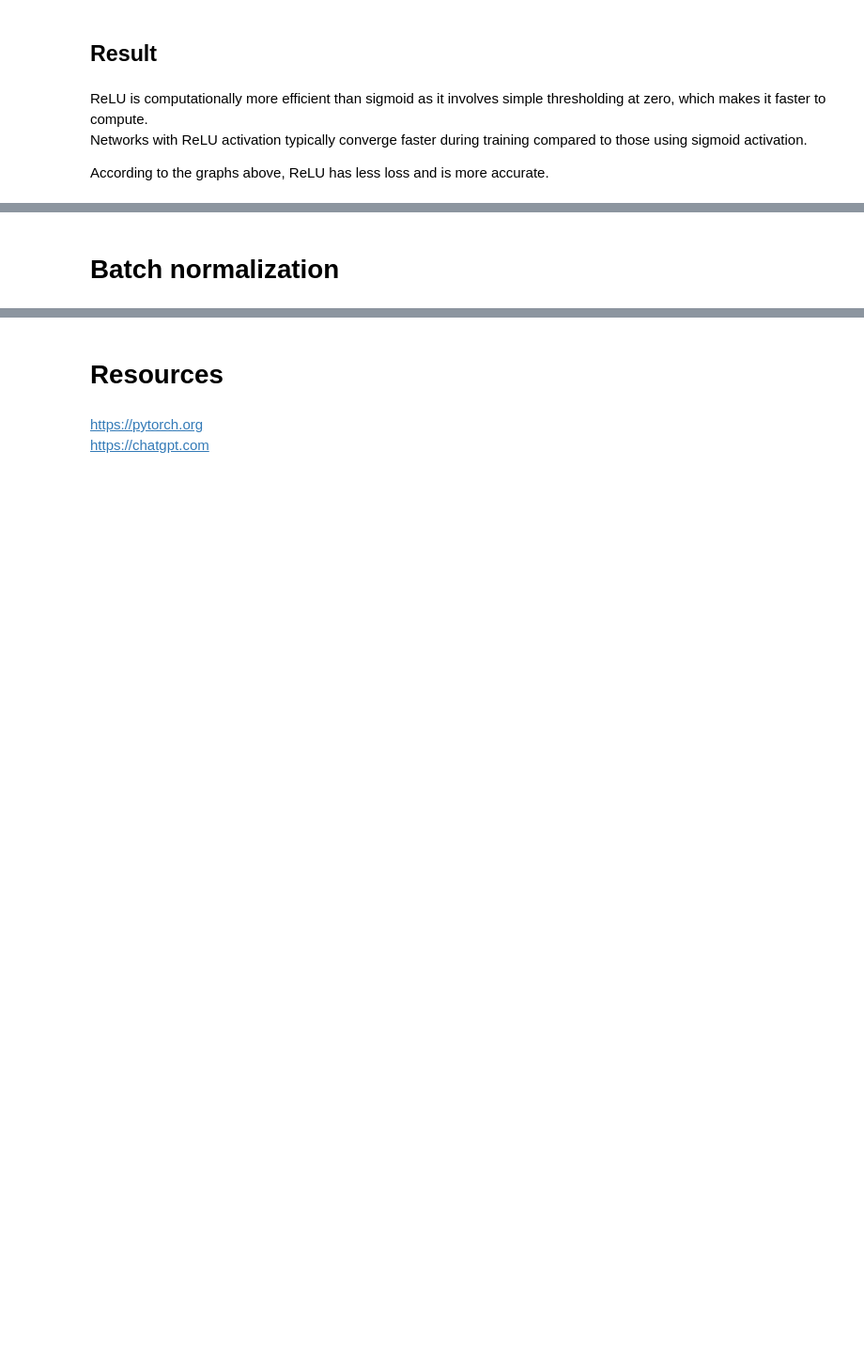
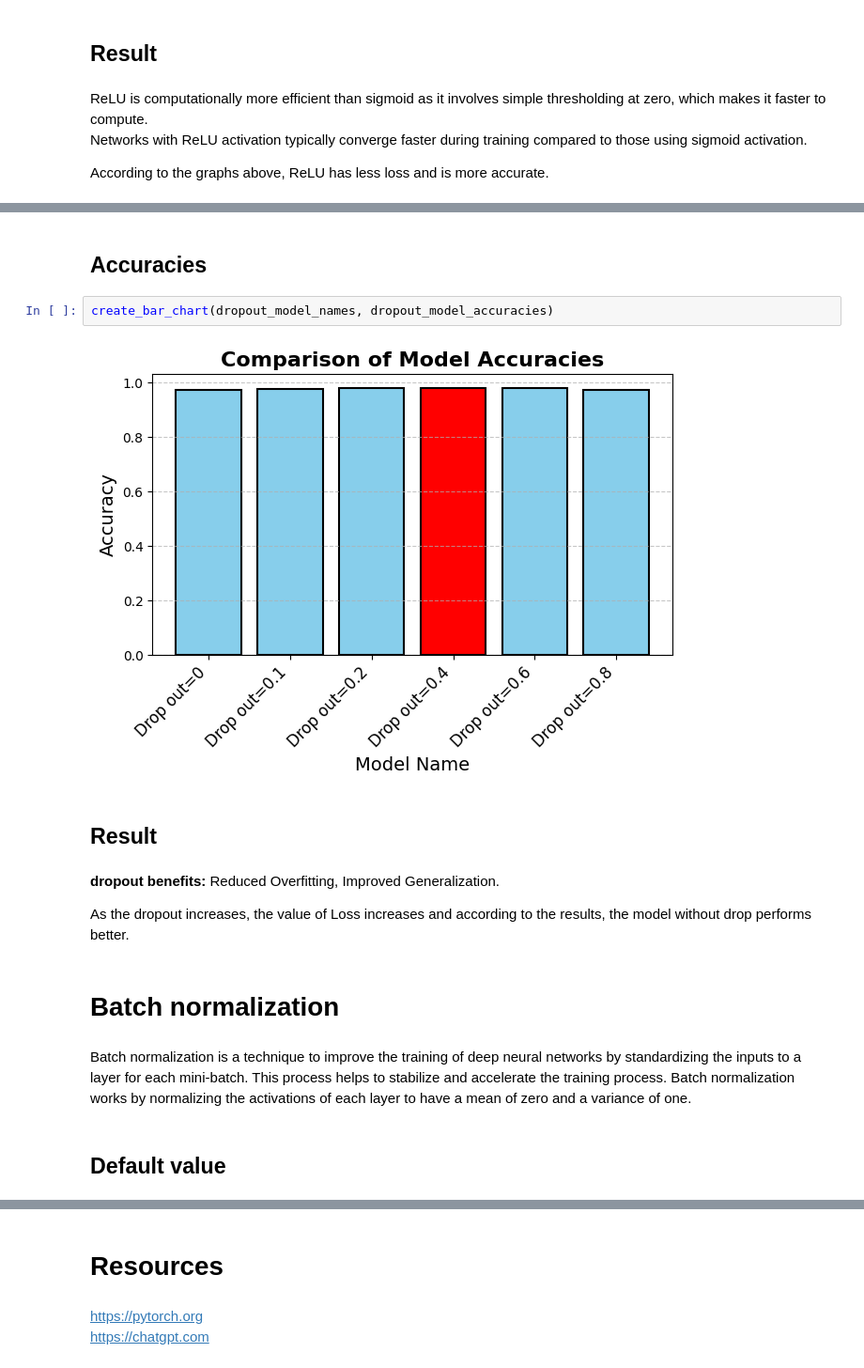
Before and after one commit to MohammadMazrouei/EMNIST, a Jupyter notebook: EMNIST.ipynb, the cells around one changed output, grey strips where cells are left out. Shown at 94% size. Cells and saved outputs as stored; diff of their text form; blank space fills up the shorter version.

```diff
--- a/EMNIST.ipynb
+++ b/EMNIST.ipynb
@@ -1112,2 +1216,18 @@ According to the graphs above, ReLU has less loss and is more accurate.
+# %% [markdown]
+## Accuracies
+# %%
+create_bar_chart(dropout_model_names, dropout_model_accuracies)
+# %% [output]
+[figure, added]
+# %% [markdown]
+## Result
+# %% [markdown]
+**dropout benefits:** Reduced Overfitting, Improved Generalization.
+
+As the dropout increases, the value of Loss increases and according to the results, the model without drop performs better.
 # %% [markdown]
 # Batch normalization
+# %% [markdown]
+Batch normalization is a technique to improve the training of deep neural networks by standardizing the inputs to a layer for each mini-batch. This process helps to stabilize and accelerate the training process. Batch normalization works by normalizing the activations of each layer to have a mean of zero and a variance of one.
+# %% [markdown]
+## Default value
```
Also changed, not shown: parts of 49 cells of this notebook.
